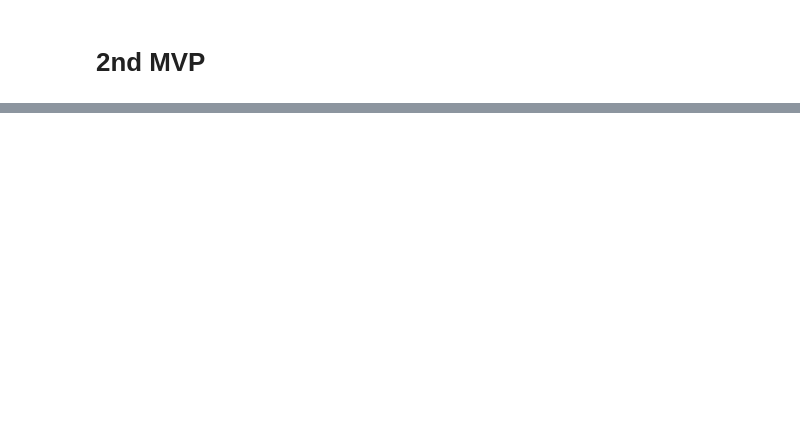
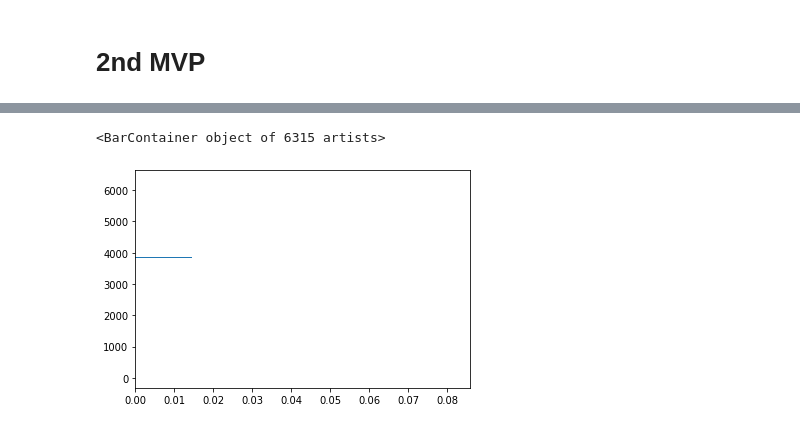
Before and after one commit to allisonhonold/walk_risk_engine, a Jupyter notebook: mvp.ipynb, the cells around one changed output, grey strips where cells are left out. Cells and saved outputs as stored; diff of their text form; code cells hidden in the pictures; blank space fills up the shorter version.

```diff
--- a/mvp.ipynb
+++ b/mvp.ipynb
@@ -499,0 +394,5 @@ pts_proba_df = pts_df.set_index('latlong').join(lat_long_arrest_df.set_index('la
+# %%
+plt.barh(range(rfc.n_features_), rfc.feature_importances_)
+# %% [output]
+<BarContainer object of 6315 artists>
+[figure, added]
```
Also changed, not shown: parts of 45 cells of this notebook, 3 other files.
